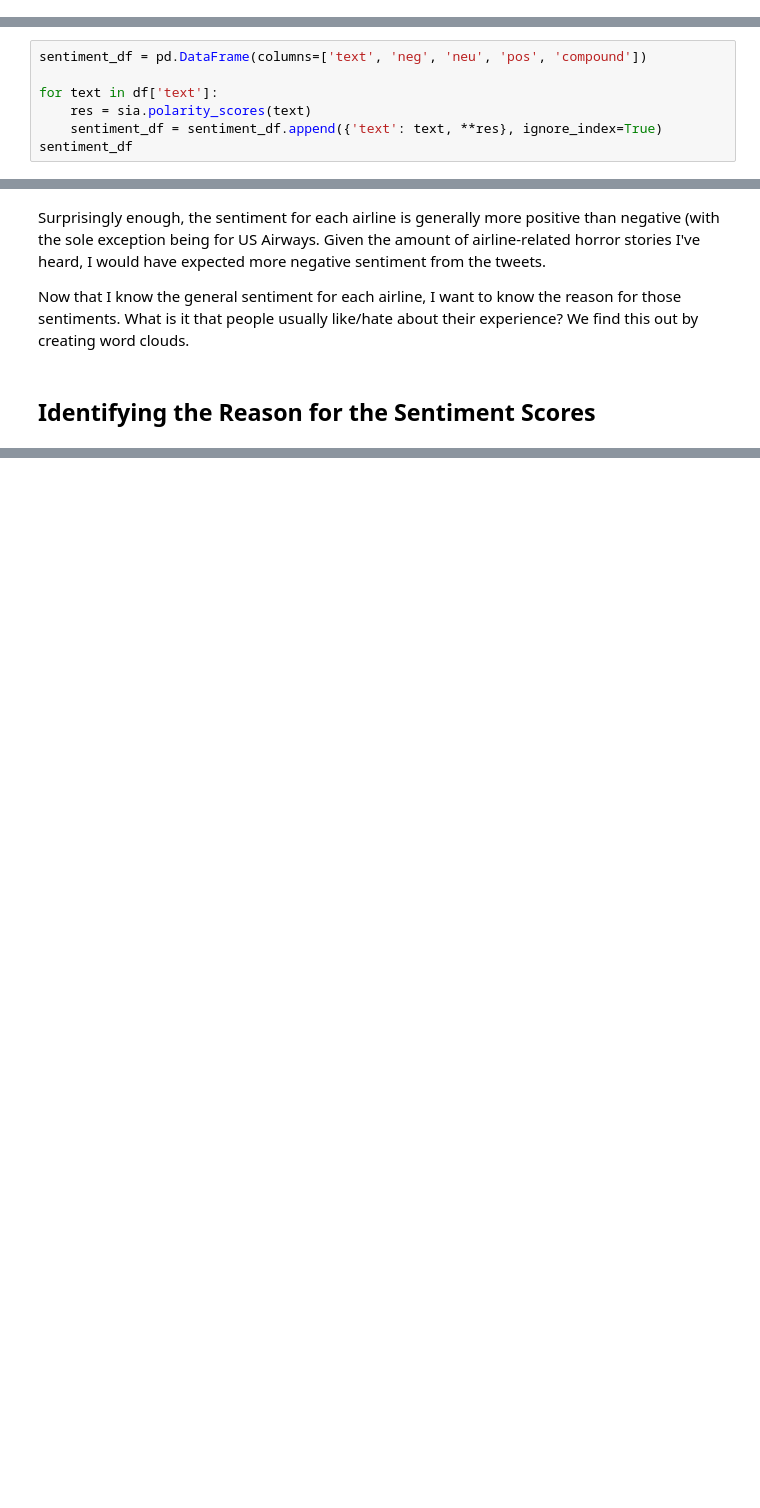
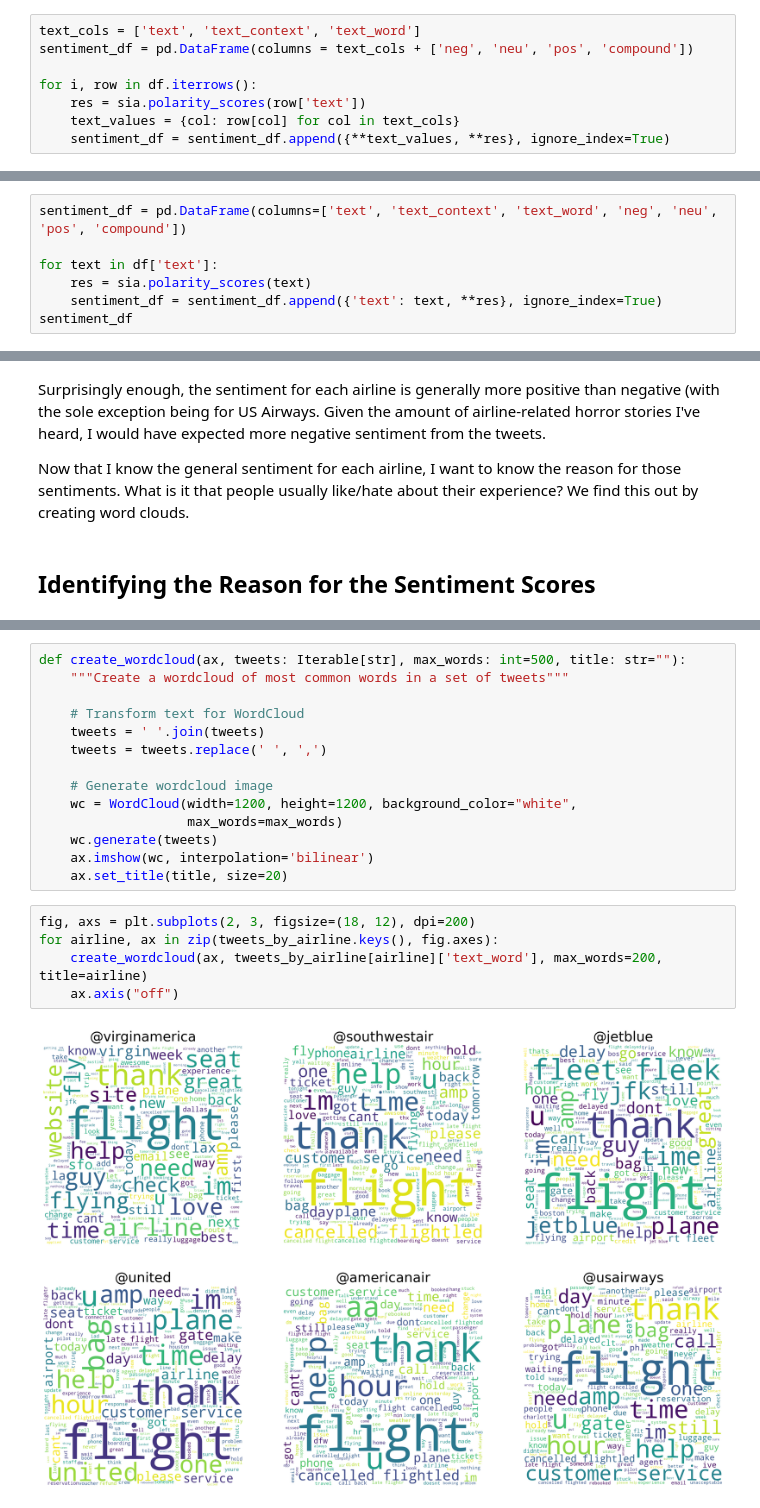
Before and after one commit to temujin-lampasa/social_computing, a Jupyter notebook: notebooks/analyzing_airline_tweets.ipynb, the cells around one changed output, grey strips where cells are left out. Drawn from its saved outputs; the diff is of its cells as text; blank space fills up the shorter version.

Commit message:
Add wordclouds

```diff
--- a/notebooks/analyzing_airline_tweets.ipynb
+++ b/notebooks/analyzing_airline_tweets.ipynb
@@ -233,0 +239,8 @@ sia = SentimentIntensityAnalyzer()
+# %%
+text_cols = ['text', 'text_context', 'text_word']
+sentiment_df = pd.DataFrame(columns = text_cols + ['neg', 'neu', 'pos', 'compound'])
+
+for i, row in df.iterrows():
+    res = sia.polarity_scores(row['text'])
+    text_values = {col: row[col] for col in text_cols}
+    sentiment_df = sentiment_df.append({**text_values, **res}, ignore_index=True)
@@ -234,5 +263,5 @@ sia = SentimentIntensityAnalyzer()
 # %%
-sentiment_df = pd.DataFrame(columns=['text', 'neg', 'neu', 'pos', 'compound'])
+sentiment_df = pd.DataFrame(columns=['text', 'text_context', 'text_word', 'neg', 'neu', 'pos', 'compound'])
 
 for text in df['text']:
     res = sia.polarity_scores(text)
@@ -309,0 +361,21 @@ For this section, we will use Word Clouds and Topic Modeling.
+# %%
+def create_wordcloud(ax, tweets: Iterable[str], max_words: int=500, title: str=""):
+    """Create a wordcloud of most common words in a set of tweets"""
+
+    # Transform text for WordCloud
+    tweets = ' '.join(tweets)
+    tweets = tweets.replace(' ', ',')
+
+    # Generate wordcloud image
+    wc = WordCloud(width=1200, height=1200, background_color="white",
+                   max_words=max_words)
+    wc.generate(tweets)
+    ax.imshow(wc, interpolation='bilinear')
+    ax.set_title(title, size=20)
+# %%
+fig, axs = plt.subplots(2, 3, figsize=(18, 12), dpi=200)
+for airline, ax in zip(tweets_by_airline.keys(), fig.axes):
+    create_wordcloud(ax, tweets_by_airline[airline]['text_word'], max_words=200, title=airline)
+    ax.axis("off")
+# %% [output]
+[figure, added]
```
Also changed, not shown: parts of 8 cells of this notebook, 1 other file.
